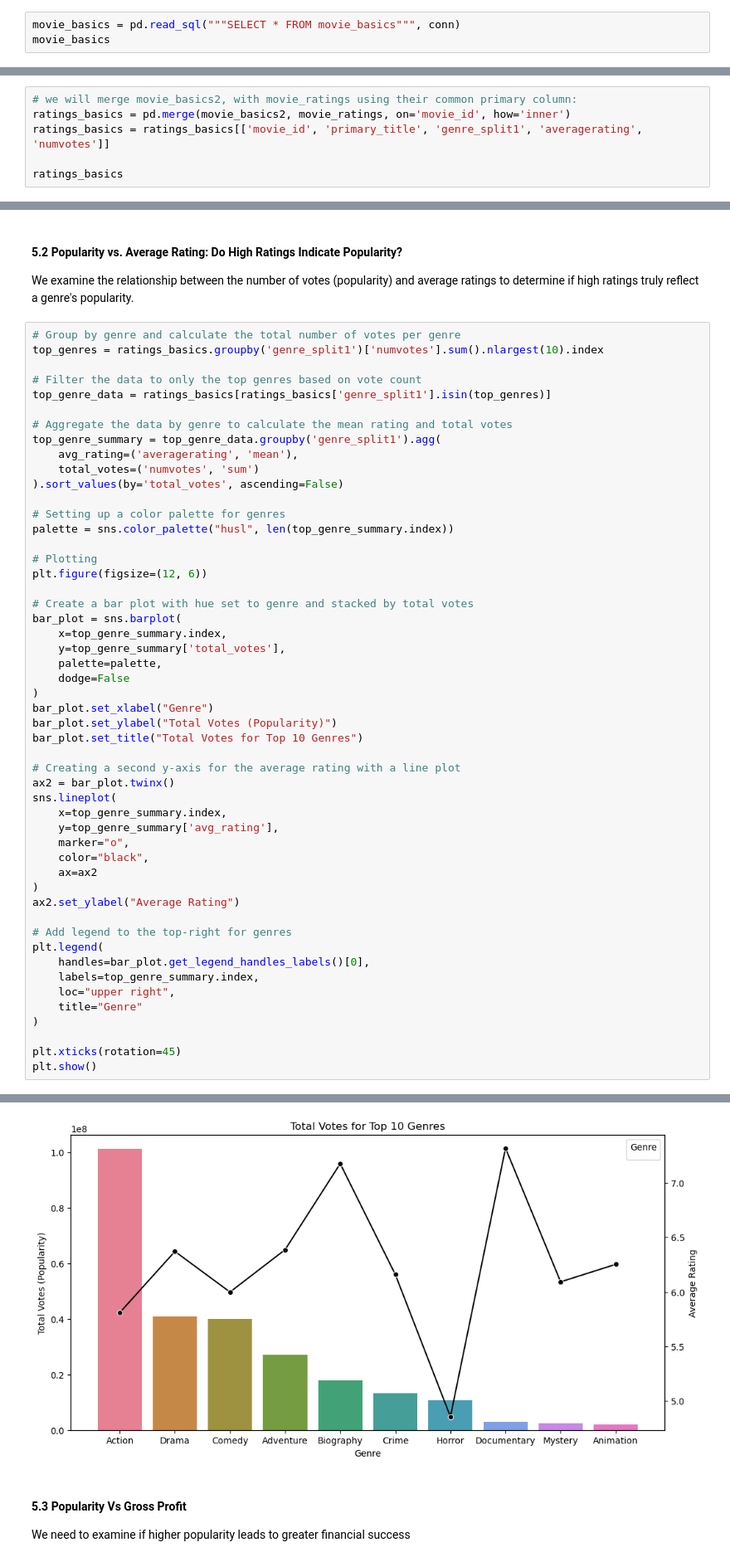
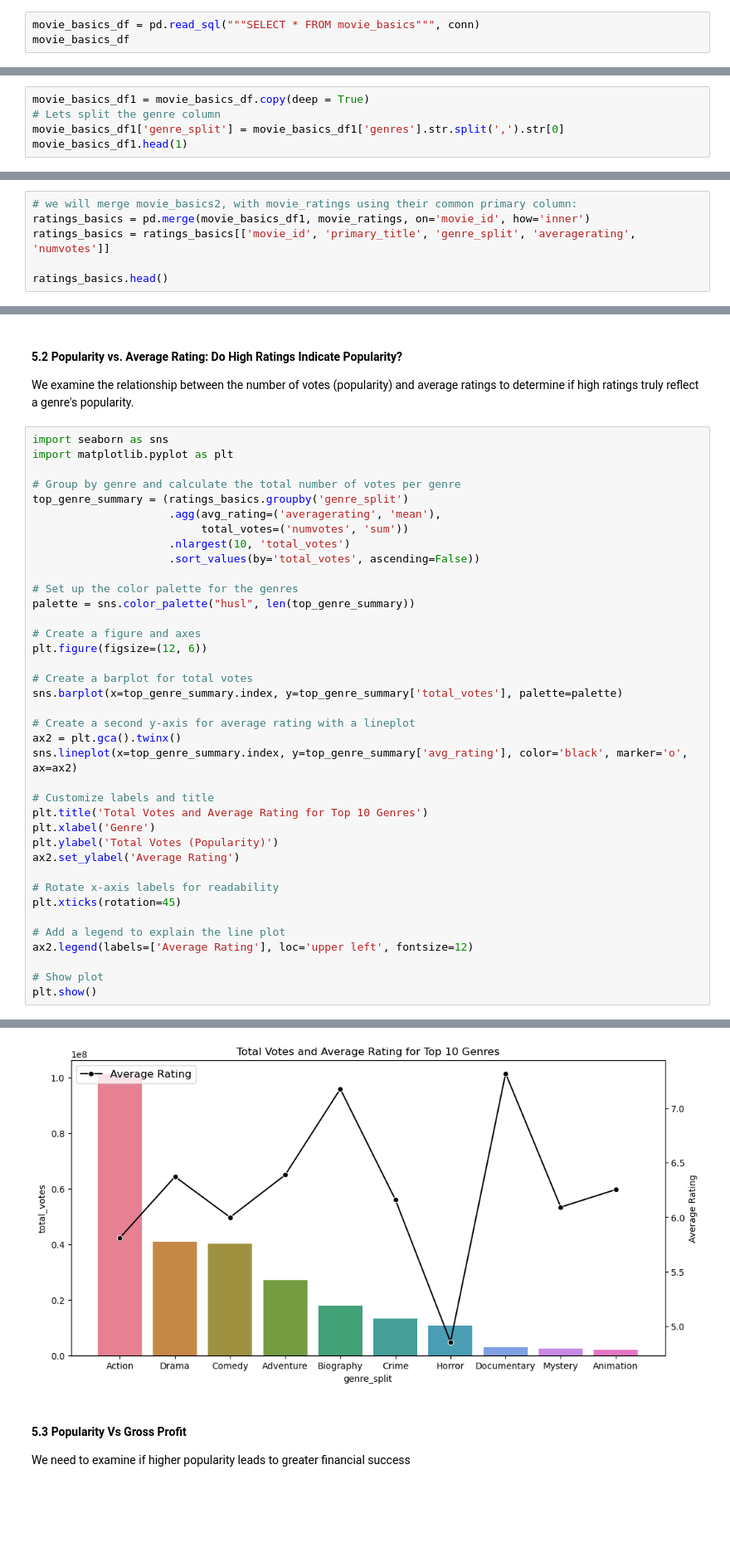
Before and after one commit to mikabenson/PHASE2_PROJECT-inferential-statistics-, a Jupyter notebook: notebooks/Filda.ipynb, the cells around one changed output, grey strips where cells are left out. Shown at 83% size. Cells and saved outputs as stored; diff of their text form; blank space fills up the shorter version.

```diff
--- a/notebooks/Filda.ipynb
+++ b/notebooks/Filda.ipynb
@@ -73,8 +75,8 @@ movie_ratings
 | 73855 | tt9894098 | 6.3 | 128 |
 73856 rows × 3 columns
 # %%
-movie_basics = pd.read_sql("""SELECT * FROM movie_basics""", conn)
-movie_basics
+movie_basics_df = pd.read_sql("""SELECT * FROM movie_basics""", conn)
+movie_basics_df
 # %% [output]
 |  | movie_id | primary_title | original_title | start_year | runtime_minutes | genres |
 | 0 | tt0063540 | Sunghursh | Sunghursh | 2013 | 175.0 | Action,Crime,Drama |
@@ -135,0 +138,5 @@ mdb_movies = clean(mdb_movies)
+# %%
+movie_basics_df1 = movie_basics_df.copy(deep = True)
+# Lets split the genre column
+movie_basics_df1['genre_split'] = movie_basics_df1['genres'].str.split(',').str[0]
+movie_basics_df1.head(1)
@@ -158,7 +152,7 @@ movie_basics2.head()
 # %%
 # we will merge movie_basics2, with movie_ratings using their common primary column:
-ratings_basics = pd.merge(movie_basics2, movie_ratings, on='movie_id', how='inner')
-ratings_basics = ratings_basics[['movie_id', 'primary_title', 'genre_split1', 'averagerating', 'numvotes']]
+ratings_basics = pd.merge(movie_basics_df1, movie_ratings, on='movie_id', how='inner')
+ratings_basics = ratings_basics[['movie_id', 'primary_title', 'genre_split', 'averagerating', 'numvotes']]
 
-ratings_basics
+ratings_basics.head()
 # %% [output]
@@ -204,54 +215,41 @@ genre_analysis.head(10)
 
 We examine the relationship between the number of votes (popularity) and average ratings to determine if high ratings truly reflect a genre's popularity.
 # %%
+import seaborn as sns
+import matplotlib.pyplot as plt
+
 # Group by genre and calculate the total number of votes per genre
-top_genres = ratings_basics.groupby('genre_split1')['numvotes'].sum().nlargest(10).index
+top_genre_summary = (ratings_basics.groupby('genre_split')
+                     .agg(avg_rating=('averagerating', 'mean'),
+                          total_votes=('numvotes', 'sum'))
+                     .nlargest(10, 'total_votes')
+                     .sort_values(by='total_votes', ascending=False))
 
-# Filter the data to only the top genres based on vote count
-top_genre_data = ratings_basics[ratings_basics['genre_split1'].isin(top_genres)]
+# Set up the color palette for the genres
+palette = sns.color_palette("husl", len(top_genre_summary))
 
-# Aggregate the data by genre to calculate the mean rating and total votes
-top_genre_summary = top_genre_data.groupby('genre_split1').agg(
-    avg_rating=('averagerating', 'mean'),
-    total_votes=('numvotes', 'sum')
-).sort_values(by='total_votes', ascending=False)
-
-# Setting up a color palette for genres
-palette = sns.color_palette("husl", len(top_genre_summary.index))
-
-# Plotting
+# Create a figure and axes
 plt.figure(figsize=(12, 6))
 
-# Create a bar plot with hue set to genre and stacked by total votes
-bar_plot = sns.barplot(
-    x=top_genre_summary.index,
-    y=top_genre_summary['total_votes'],
-    palette=palette,
-    dodge=False
-)
-bar_plot.set_xlabel("Genre")
-bar_plot.set_ylabel("Total Votes (Popularity)")
-bar_plot.set_title("Total Votes for Top 10 Genres")
+# Create a barplot for total votes
+sns.barplot(x=top_genre_summary.index, y=top_genre_summary['total_votes'], palette=palette)
 
-# Creating a second y-axis for the average rating with a line plot
-ax2 = bar_plot.twinx()
-sns.lineplot(
-    x=top_genre_summary.index,
-    y=top_genre_summary['avg_rating'],
-    marker="o",
-    color="black",
-    ax=ax2
-)
-ax2.set_ylabel("Average Rating")
+# Create a second y-axis for average rating with a lineplot
+ax2 = plt.gca().twinx()
+sns.lineplot(x=top_genre_summary.index, y=top_genre_summary['avg_rating'], color='black', marker='o', ax=ax2)
 
-# Add legend to the top-right for genres
-plt.legend(
-    handles=bar_plot.get_legend_handles_labels()[0],
-    labels=top_genre_summary.index,
-    loc="upper right",
-    title="Genre"
-)
+# Customize labels and title
+plt.title('Total Votes and Average Rating for Top 10 Genres')
+plt.xlabel('Genre')
+plt.ylabel('Total Votes (Popularity)')
+ax2.set_ylabel('Average Rating')
 
+# Rotate x-axis labels for readability
 plt.xticks(rotation=45)
+
+# Add a legend to explain the line plot
+ax2.legend(labels=['Average Rating'], loc='upper left', fontsize=12)
+
+# Show plot
 plt.show()
 # %% [output]
@@ -262,4 +256,4 @@ No artists with labels found to put in legend.  Note that artists whose label st
-[figure, old version]
+[figure, new version]
 # %% [markdown]
 #### 5.3 Popularity Vs Gross Profit
 We need to examine if higher popularity leads to greater financial success
```
Also changed, not shown: parts of 19 cells of this notebook, 1 other file.
